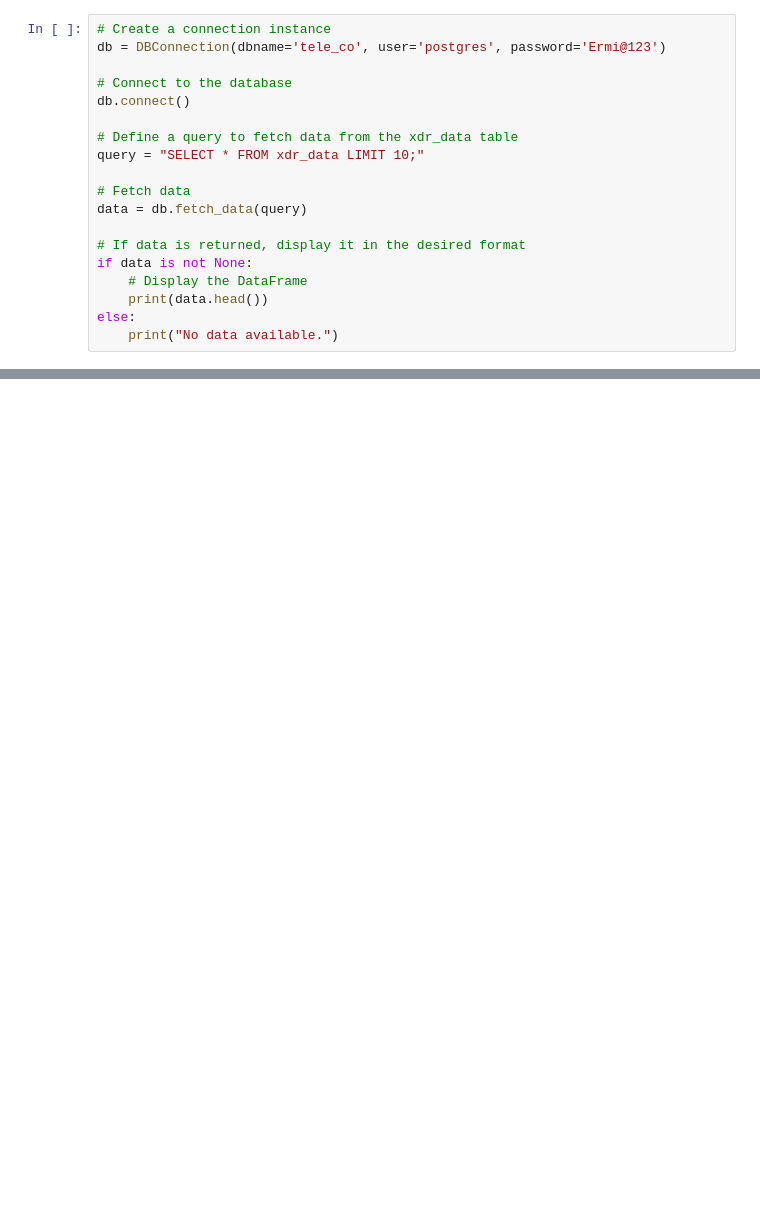
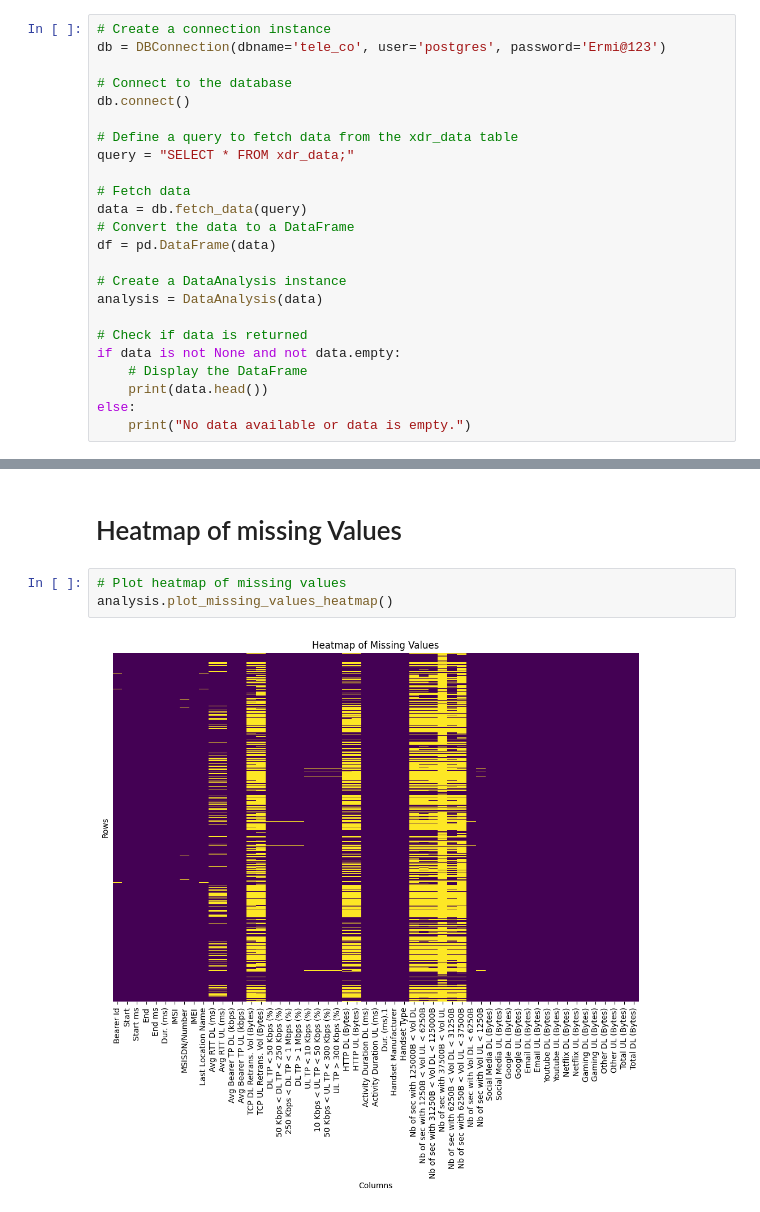
Before and after one commit to Ermi23/Telecom-Analysis, a Jupyter notebook: notebooks/overview_and_engagment_analysis.ipynb, the cells around one changed output, grey strips where cells are left out. Cells and saved outputs as stored; diff of their text form; blank space fills up the shorter version.

Commit message:
analysis information, shape and columns dataframe, datatypes of the columns, and missing value checks with heatmap graph is done for the dataset.

```diff
--- a/notebooks/overview_and_engagment_analysis.ipynb
+++ b/notebooks/overview_and_engagment_analysis.ipynb
@@ -15,17 +17,22 @@ db = DBConnection(dbname='tele_co', user='postgres', password='Ermi@123')
 db.connect()
 
 # Define a query to fetch data from the xdr_data table
-query = "SELECT * FROM xdr_data LIMIT 10;"
+query = "SELECT * FROM xdr_data;"
 
 # Fetch data
 data = db.fetch_data(query)
+# Convert the data to a DataFrame
+df = pd.DataFrame(data)
 
-# If data is returned, display it in the desired format
-if data is not None:
+# Create a DataAnalysis instance
+analysis = DataAnalysis(data)
+
+# Check if data is returned
+if data is not None and not data.empty:
     # Display the DataFrame
     print(data.head())
 else:
-    print("No data available.")
+    print("No data available or data is empty.")
 # %% [output]
 Successfully connected to the database!
       Bearer Id            Start  Start ms              End  End ms  \
@@ -46,0 +167,7 @@ Successfully connected to the database!
+# %% [markdown]
+# Heatmap of missing Values
+# %%
+# Plot heatmap of missing values
+analysis.plot_missing_values_heatmap()
+# %% [output]
+[figure, added]
```
Also changed, not shown: parts of 12 cells of this notebook, 3 other files.
